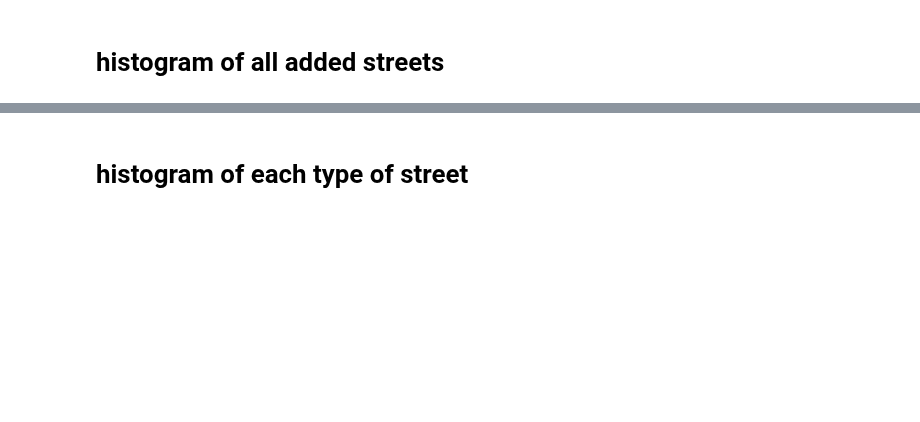
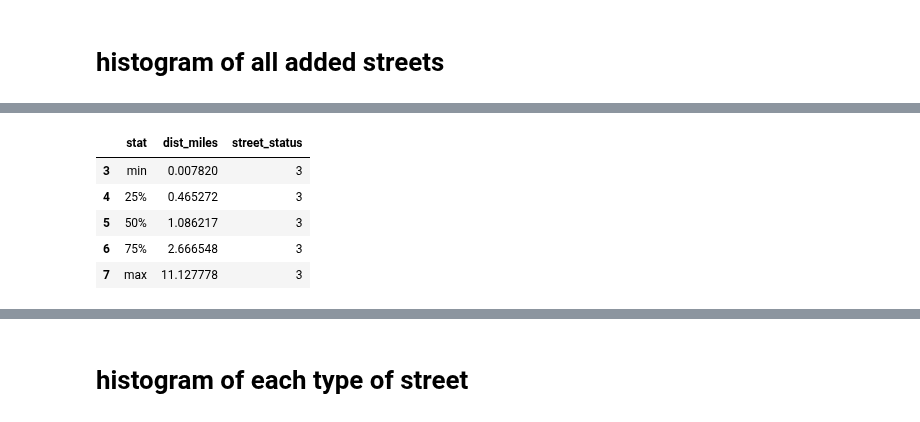
Before and after one commit to mike-babb/seattle_streets, a Jupyter notebook: code/step_05_prepare_graphs_and_stats.ipynb, the cells around one changed output, grey strips where cells are left out. Saved outputs shown, nothing was run; the diff lists cells and outputs as text; code cells hidden in the pictures; blank space fills up the shorter version.

```diff
--- a/code/step_05_prepare_graphs_and_stats.ipynb
+++ b/code/step_05_prepare_graphs_and_stats.ipynb
@@ -457,3 +510,3 @@ ds_st_df.head()
 # %%
-wms_gdf = gdf.loc[gdf['street_status'] == 2, :].copy()
+wms_gdf = gdf.loc[gdf['street_status'].isin([2,3]), :].copy()
 # %%
@@ -475,3 +564,12 @@ ds_df = wms_gdf['dist_miles'].describe().to_frame().reset_index(names = ['stat']
+# %%
+ds_df.tail()
+# %% [output]
+|  | stat | dist_miles | street_status |
+| 3 | min | 0.007820 | 3 |
+| 4 | 25% | 0.465272 | 3 |
+| 5 | 50% | 1.086217 | 3 |
+| 6 | 75% | 2.666548 | 3 |
+| 7 | max | 11.127778 | 3 |
 # %%
 # remove the count and the standard deviation - not useful for plotting
 ds_df = ds_df.loc[-ds_df['stat'].isin(['count', 'std']), :]
```
Also changed, not shown: parts of 67 cells of this notebook, 31 other files.
